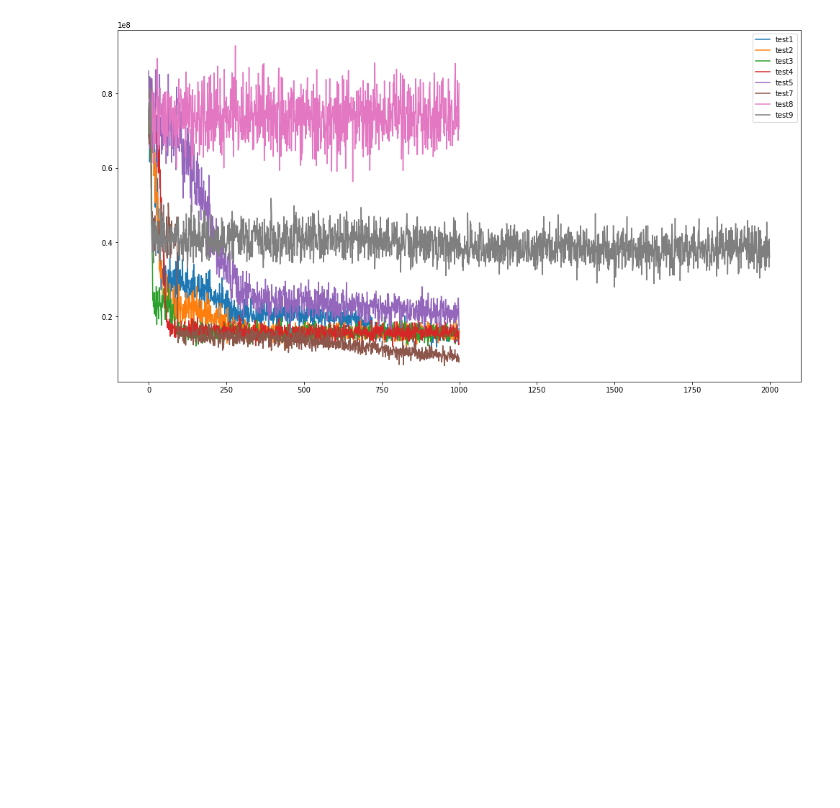
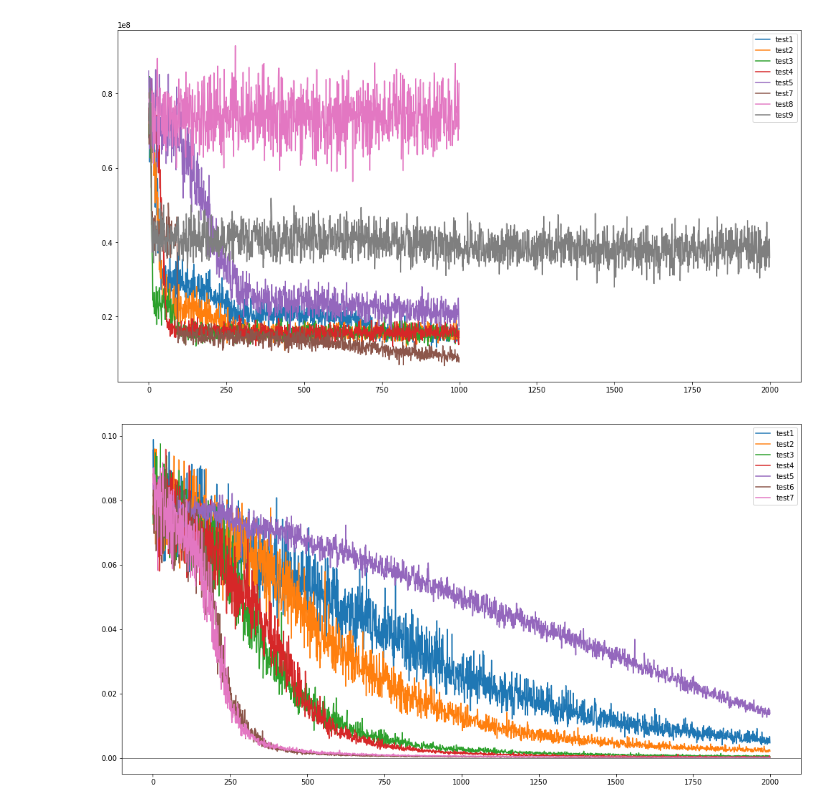
Before and after one commit to WooYoung94/DNA-alignment, a Jupyter notebook: DNA-alignment experiments.ipynb, the cells around one changed output. Saved outputs shown, nothing was run; the diff lists cells and outputs as text; code cells hidden in the pictures; blank space fills up the shorter version.

```diff
--- a/DNA-alignment experiments.ipynb
+++ b/DNA-alignment experiments.ipynb
@@ -42,0 +57,18 @@ plt.show()
+# %%
+fig, ax = plt.subplots(1, 1, figsize = (17, 9))
+
+ax.plot(gru1, label = 'test1') # gru : 4 -> 128, fc : 128 -> 1
+ax.plot(gru2, label = 'test2') # gru : 4 -> 128, fc : 128 -> 64 -> 1 (실수로 fc 에 non-linear 없이 함)
+ax.plot(gru3, label = 'test3') # gru : 4 -> 256, fc : 256 -> 64 -> 1 (실수로 fc 에 non-linear 없이 함)
+ax.plot(gru4, label = 'test4') # gru : 4 -> 256, fc : 256 -> 64 -> 1 (fc 사이에 relu)
+ax.plot(gru5, label = 'test5') # gru : 4 -> 256, fc : 256 -> 64 -> 1, batch : 1024 -> 5120 (이 세팅의 lstm 은 학습이 매우 느림)
+#gru5 세팅은 epcoh 늘려서 다시 시도할 필요 있음
+ax.plot(gru6, label = 'test6') # gru : 4 -> 256, fc : 256 -> 64 -> 1, batch : 1024, layer : 2
+ax.plot(gru7, label = 'test7') # gru : 4 -> 256, fc : 256 -> 64 -> 1, batch : 1024, layer : 2, dropout : 0.1
+plt.axhline(y = 0.0, c = 'k', linewidth=0.5)
+ax.plot()
+plt.legend()
+plt.savefig('./fig.png')
+plt.show()
+# %% [output]
+[figure, added]
```
Also changed, not shown: parts of 19 cells of this notebook.
